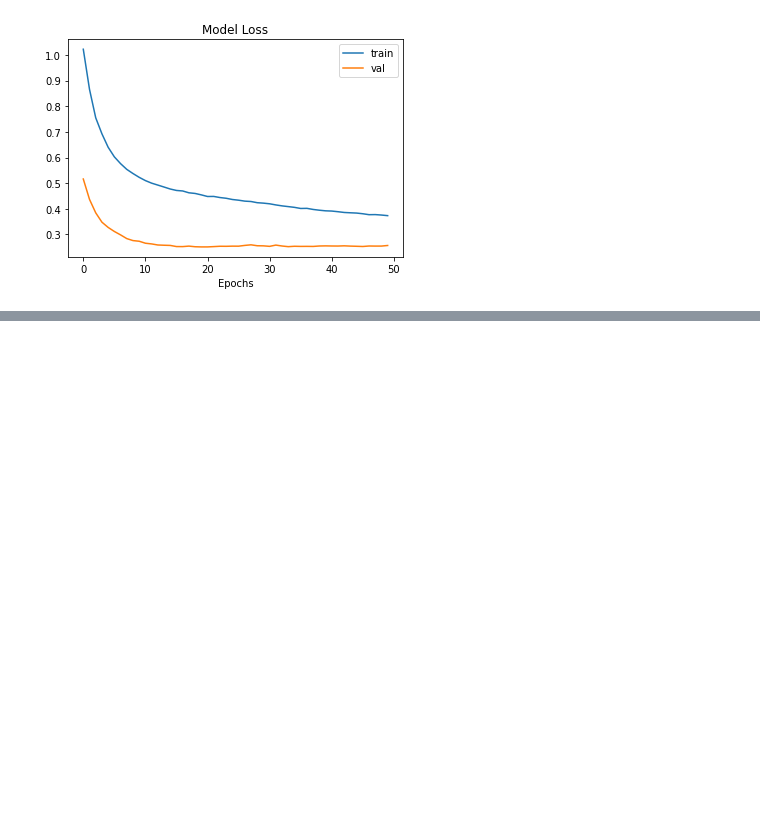
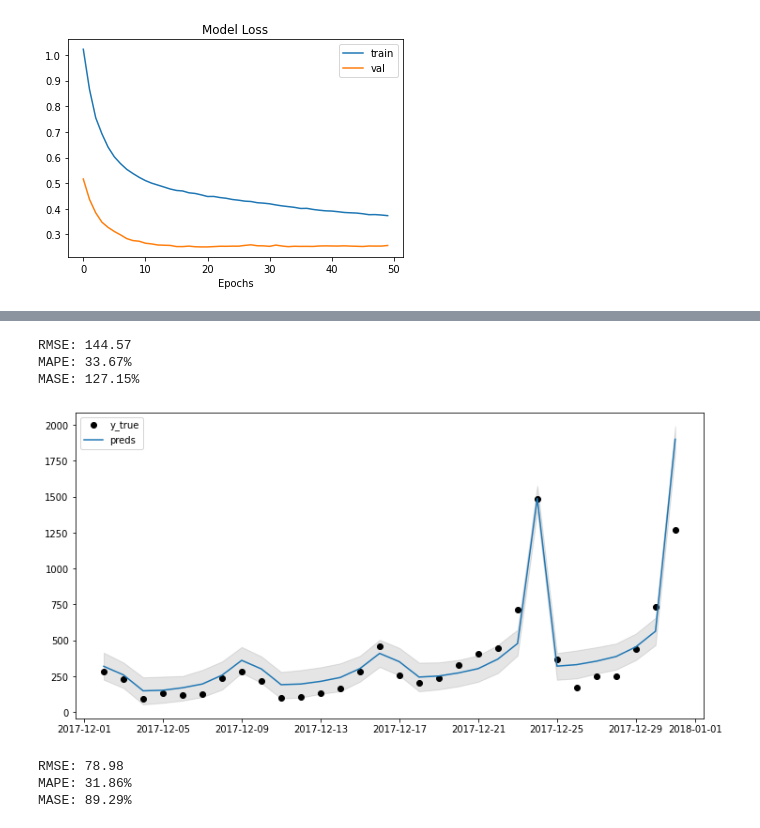
Before and after one commit to paolorossig/black-andes-test, a Jupyter notebook: problem02.ipynb, the cells around one changed output, grey strips where cells are left out. Cells and saved outputs as stored; diff of their text form; code cells hidden in the pictures; blank space fills up the shorter version.

```diff
--- a/problem02.ipynb
+++ b/problem02.ipynb
@@ -128,0 +113,13 @@ MASE: 61.20%
+# %%
+train_set = df[:-30]
+test_set = df[-30:]
+# %%
+holidays = pd.DataFrame(
+    {
+        "holiday": ["Christmas", "Christmas", "New Year", "New Year"],
+        "ds": ["2016-12-24", "2017-12-24", "2016-12-31", "2017-12-31"],
+    }
+)
+# %%
+m2 = AutoMLModel("Prophet", yearly_seasonality=True, weekly_seasonality=True, holidays=holidays)
+m2.fit(train_set)
@@ -128,0 +140,22 @@ MASE: 61.20%
+# %%
+forecast = m2.predict(periods=30, freq="D")
+m2.plot_model_forecast(forecast)
+# %%
+y_test = test_set.y.to_numpy()
+y_preds = forecast.tail(len(test_set)).yhat.to_numpy()
+y_train = train_set.y.to_numpy()
+
+print_metrics(y_test, y_preds, y_train)
+plot_prophet_predictions(test_set, forecast)
+# %% [output]
+RMSE: 144.57
+MAPE: 33.67%
+MASE: 127.15%
+[figure, added]
+# %%
+# Plot metrics comparable to the DeepLearning Model (23 steps)
+print_metrics(y_test[:-7], y_preds[:-7], y_train)
+# %% [output]
+RMSE: 78.98
+MAPE: 31.86%
+MASE: 89.29%
```
Also changed, not shown: parts of 14 cells of this notebook, 2 other files.
